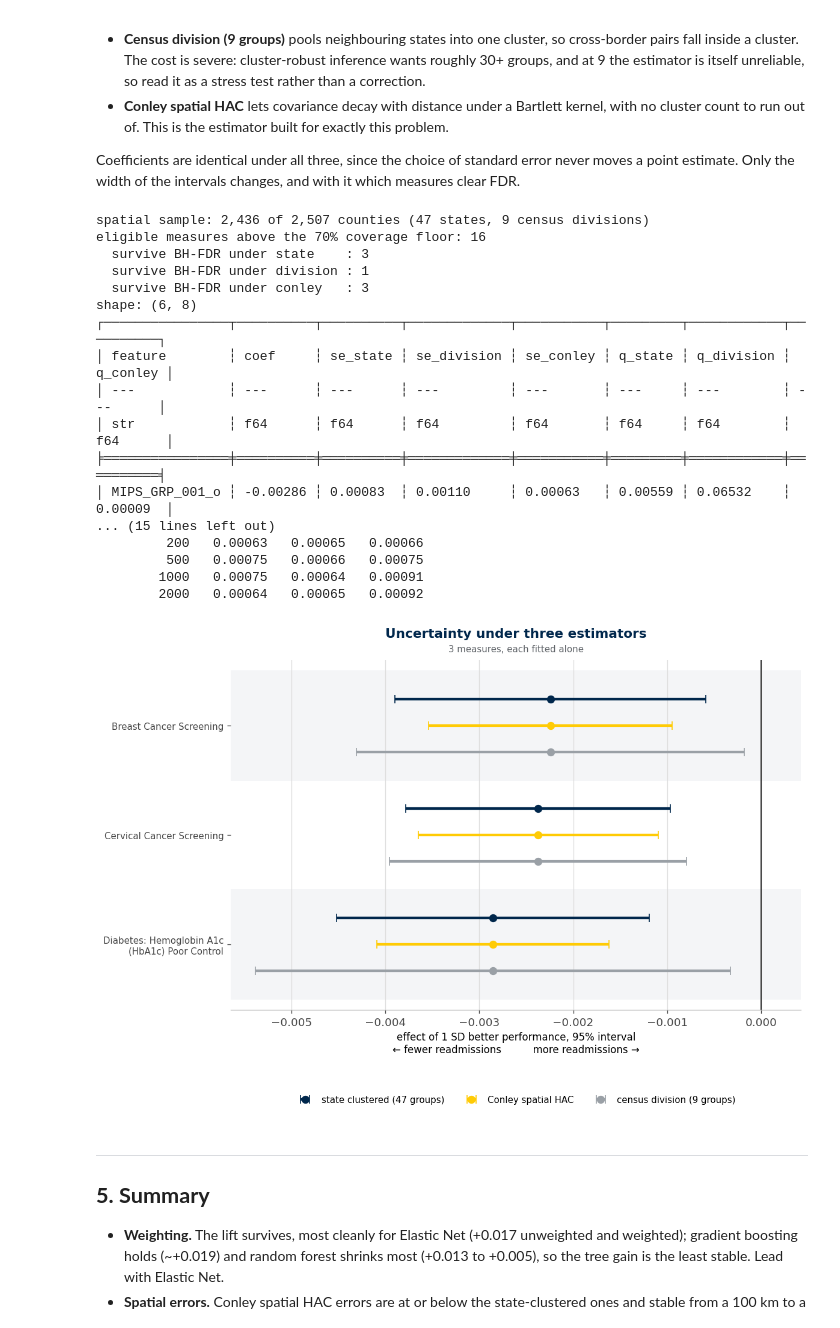
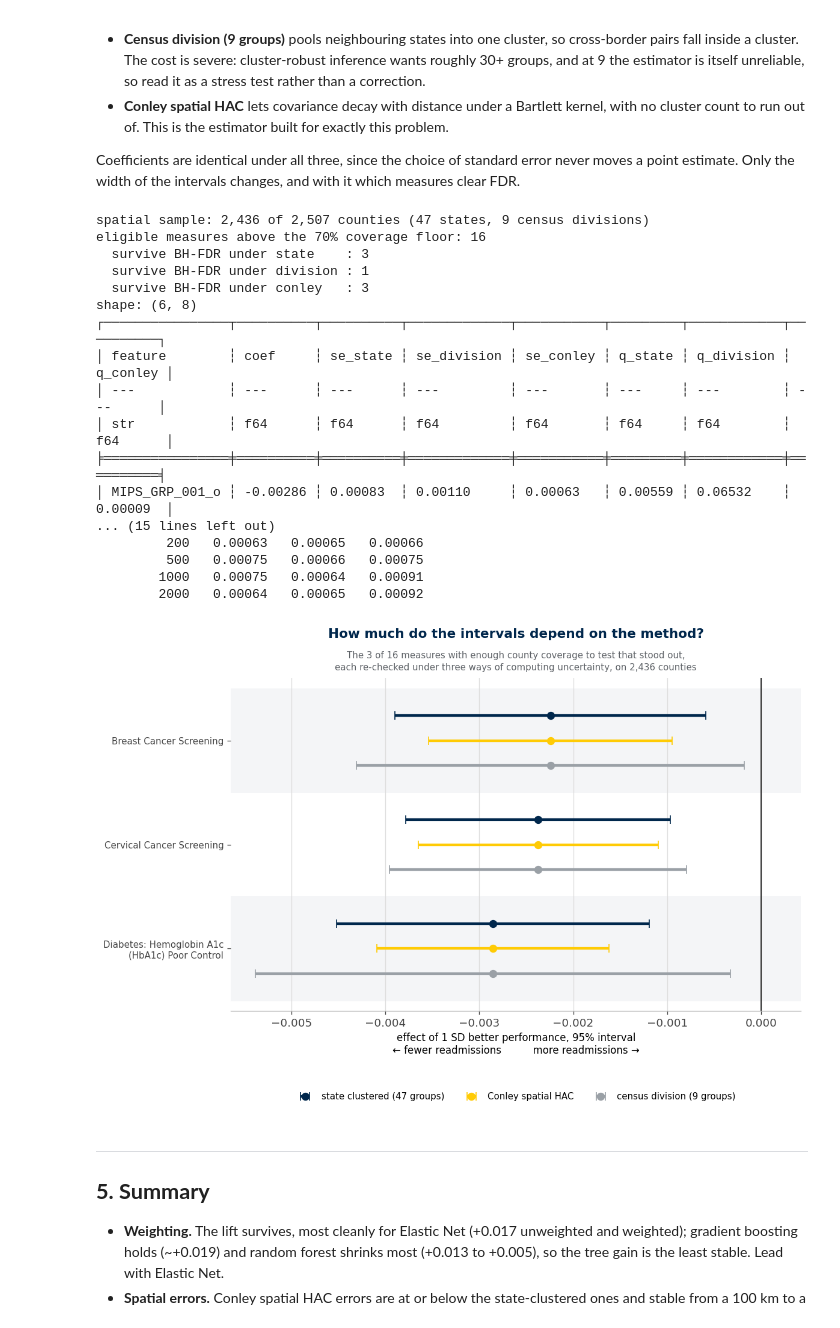
Before and after one commit to memckay/mads-capstone, a Jupyter notebook: notebooks/05_supervised_learning_extensions.ipynb, the cells around one changed output. Drawn from its saved outputs; the diff is of its cells as text; code cells hidden in the pictures.

```diff
--- a/notebooks/05_supervised_learning_extensions.ipynb
+++ b/notebooks/05_supervised_learning_extensions.ipynb
@@ -473,41 +473,44 @@ lo, hi = ax.get_xlim()                      # keep zero inside the frame, not on
 ax.set_xlim(lo, max(hi, 0) + (hi - lo) * 0.06)
 ax.set_xlabel("effect of 1 SD better performance, 95% interval\n"
               "\u2190 fewer readmissions          more readmissions \u2192", fontsize=10)
-ax.set_title(f"{shown.height} measures, each fitted alone",
-             fontsize=9, fontweight="normal", color=SUBTLE, pad=8)
+ax.set_title(f"The {shown.height} of {spatial_tbl.height} measures with enough county coverage to test "
+             f"that stood out,\neach re-checked under three ways of computing uncertainty, "
+f"on {spatial.height:,} counties",
+             fontsize=9, fontweight="normal", color=SUBTLE, pad=8, linespacing=1.4)
 ax.legend(loc="upper center", bbox_to_anchor=(0.5, -0.22), ncol=3, fontsize=9, frameon=False)
 for side in ("top", "right", "left"):
     ax.spines[side].set_visible(False)
 ax.grid(axis="x", color="#dddddd", linewidth=0.8, zorder=1)
 ax.set_axisbelow(True)
 # Title offset from the axes in points, so the gap to the subtitle is the same
 # on every figure regardless of its height.
-ax.annotate("Uncertainty under three estimators", xy=(0.5, 1.0), xycoords="axes fraction",
-            xytext=(0, 20), textcoords="offset points",
+ax.annotate("How much do the intervals depend on the method?", xy=(0.5, 1.0), xycoords="axes fraction",
+            xytext=(0, 38), textcoords="offset points",   # subtitle here is two lines,
+                                                         # so it needs more clearance than 20
             ha="center", va="bottom", fontsize=13, fontweight="bold", color=BLUE)
 fig.tight_layout(rect=[0, 0.02, 1, 1])
 fig.savefig(FIGURES / "sl_spatial_forest.png")
 fig.savefig(FIGURES / "sl_spatial_forest.svg", metadata={"Date": None})
 plt.show()
 # %% [output]
 spatial sample: 2,436 of 2,507 counties (47 states, 9 census divisions)
 eligible measures above the 70% coverage floor: 16
   survive BH-FDR under state    : 3
   survive BH-FDR under division : 1
   survive BH-FDR under conley   : 3
 shape: (6, 8)
 ┌────────────────┬──────────┬──────────┬─────────────┬───────────┬─────────┬────────────┬──────────┐
 │ feature        ┆ coef     ┆ se_state ┆ se_division ┆ se_conley ┆ q_state ┆ q_division ┆ q_conley │
 │ ---            ┆ ---      ┆ ---      ┆ ---         ┆ ---       ┆ ---     ┆ ---        ┆ ---      │
 │ str            ┆ f64      ┆ f64      ┆ f64         ┆ f64       ┆ f64     ┆ f64        ┆ f64      │
 ╞════════════════╪══════════╪══════════╪═════════════╪═══════════╪═════════╪════════════╪══════════╡
 │ MIPS_GRP_001_o ┆ -0.00286 ┆ 0.00083  ┆ 0.00110     ┆ 0.00063   ┆ 0.00559 ┆ 0.06532    ┆ 0.00009  │
 ... (15 lines left out)
          200   0.00063   0.00065   0.00066
          500   0.00075   0.00066   0.00075
         1000   0.00075   0.00064   0.00091
         2000   0.00064   0.00065   0.00092
-[figure, old version]
+[figure, new version]
 # %% [markdown]
 ---
 <a id="se5"></a>
```
Also changed, not shown: 2 other files.
